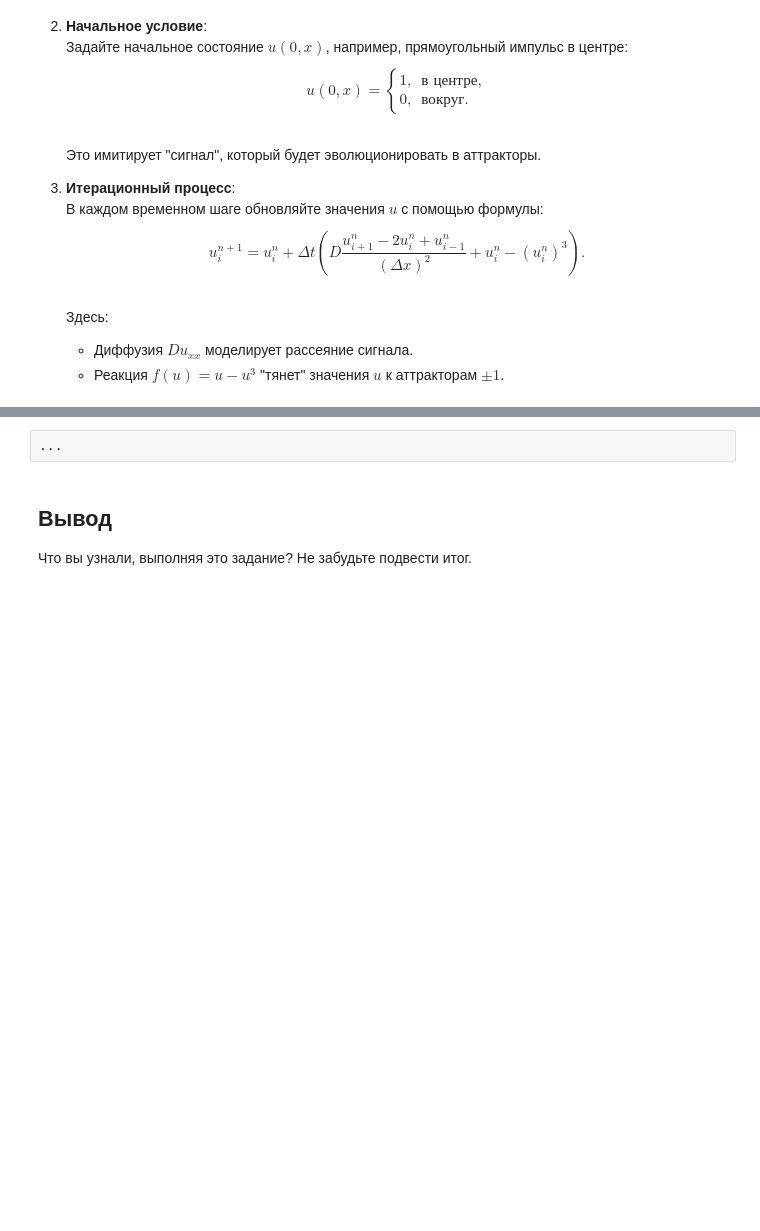
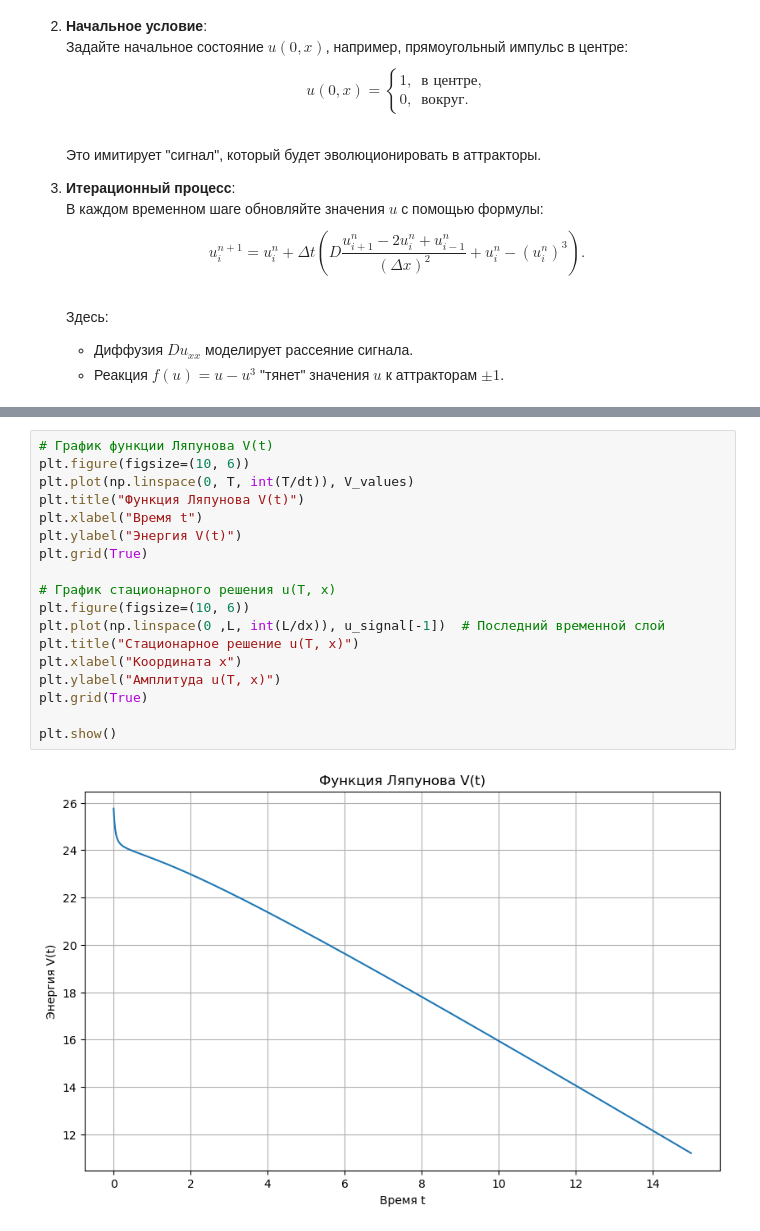
Before and after one commit to 17Squidgy/Diffurs, a Jupyter notebook: lab_de_chaos_crypto.ipynb, the cells around one changed output, grey strips where cells are left out. Drawn from its saved outputs; the diff is of its cells as text; blank space fills up the shorter version.

```diff
--- a/lab_de_chaos_crypto.ipynb
+++ b/lab_de_chaos_crypto.ipynb
@@ -462,7 +618,21 @@ print("Расшифрованный текст:", decrypted_text)
 ---
-# %%
-...
-# %% [markdown]
-## Вывод
-
-Что вы узнали, выполняя это задание? Не забудьте подвести итог.
+# %%
+# График функции Ляпунова V(t)
+plt.figure(figsize=(10, 6))
+plt.plot(np.linspace(0, T, int(T/dt)), V_values)
+plt.title("Функция Ляпунова V(t)")
+plt.xlabel("Время t")
+plt.ylabel("Энергия V(t)")
+plt.grid(True)
+
+# График стационарного решения u(T, x)
+plt.figure(figsize=(10, 6))
+plt.plot(np.linspace(0 ,L, int(L/dx)), u_signal[-1])  # Последний временной слой
+plt.title("Стационарное решение u(T, x)")
+plt.xlabel("Координата x")
+plt.ylabel("Амплитуда u(T, x)")
+plt.grid(True)
+
+plt.show()
+# %% [output]
+[figure, added]
```
Also changed, not shown: parts of 41 cells of this notebook.
